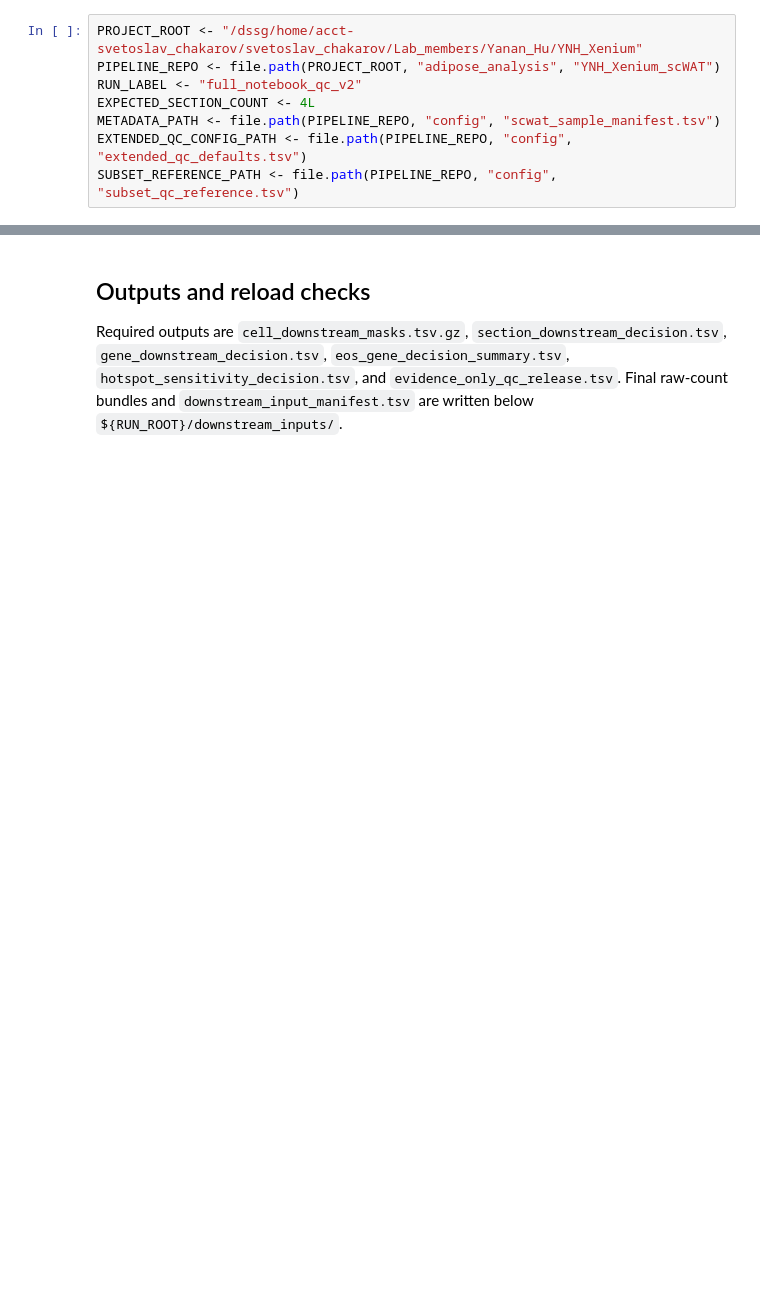
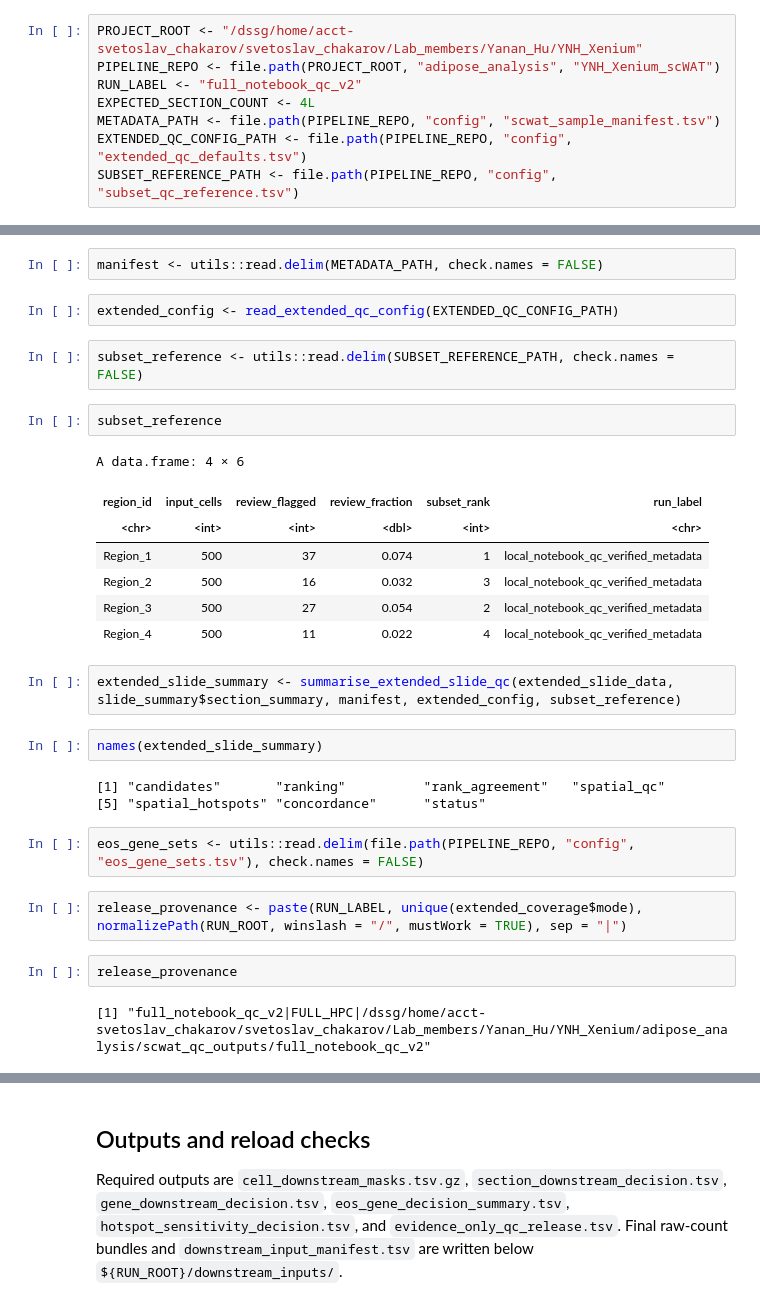
Before and after one commit to SharonWang/YNH_Xenium_scWAT, a Jupyter notebook: notebooks/02_slide_QC_summary.ipynb, the cells around one changed output, grey strips where cells are left out. Cells and saved outputs as stored; diff of their text form; blank space fills up the shorter version.

```diff
--- a/notebooks/02_slide_QC_summary.ipynb
+++ b/notebooks/02_slide_QC_summary.ipynb
@@ -98,0 +91,31 @@ The verified technical pairs are 62308/62309 for Mouse 1 and 62310/62311 for Mou
+# %%
+manifest <- utils::read.delim(METADATA_PATH, check.names = FALSE)
+# %%
+extended_config <- read_extended_qc_config(EXTENDED_QC_CONFIG_PATH)
+# %%
+subset_reference <- utils::read.delim(SUBSET_REFERENCE_PATH, check.names = FALSE)
+# %%
+subset_reference
+# %% [output]
+A data.frame: 4 × 6
+| region_id | input_cells | review_flagged | review_fraction | subset_rank | run_label |
+| <chr> | <int> | <int> | <dbl> | <int> | <chr> |
+| Region_1 | 500 | 37 | 0.074 | 1 | local_notebook_qc_verified_metadata |
+| Region_2 | 500 | 16 | 0.032 | 3 | local_notebook_qc_verified_metadata |
+| Region_3 | 500 | 27 | 0.054 | 2 | local_notebook_qc_verified_metadata |
+| Region_4 | 500 | 11 | 0.022 | 4 | local_notebook_qc_verified_metadata |
+# %%
+extended_slide_summary <- summarise_extended_slide_qc(extended_slide_data, slide_summary$section_summary, manifest, extended_config, subset_reference)
+# %%
+names(extended_slide_summary)
+# %% [output]
+[1] "candidates"       "ranking"          "rank_agreement"   "spatial_qc"
+[5] "spatial_hotspots" "concordance"      "status"
+# %%
+eos_gene_sets <- utils::read.delim(file.path(PIPELINE_REPO, "config", "eos_gene_sets.tsv"), check.names = FALSE)
+# %%
+release_provenance <- paste(RUN_LABEL, unique(extended_coverage$mode), normalizePath(RUN_ROOT, winslash = "/", mustWork = TRUE), sep = "|")
+# %%
+release_provenance
+# %% [output]
+[1] "full_notebook_qc_v2|FULL_HPC|/dssg/home/acct-svetoslav_chakarov/svetoslav_chakarov/Lab_members/Yanan_Hu/YNH_Xenium/adipose_analysis/scwat_qc_outputs/full_notebook_qc_v2"
```
Also changed, not shown: parts of 84 cells of this notebook, 16 other files.
